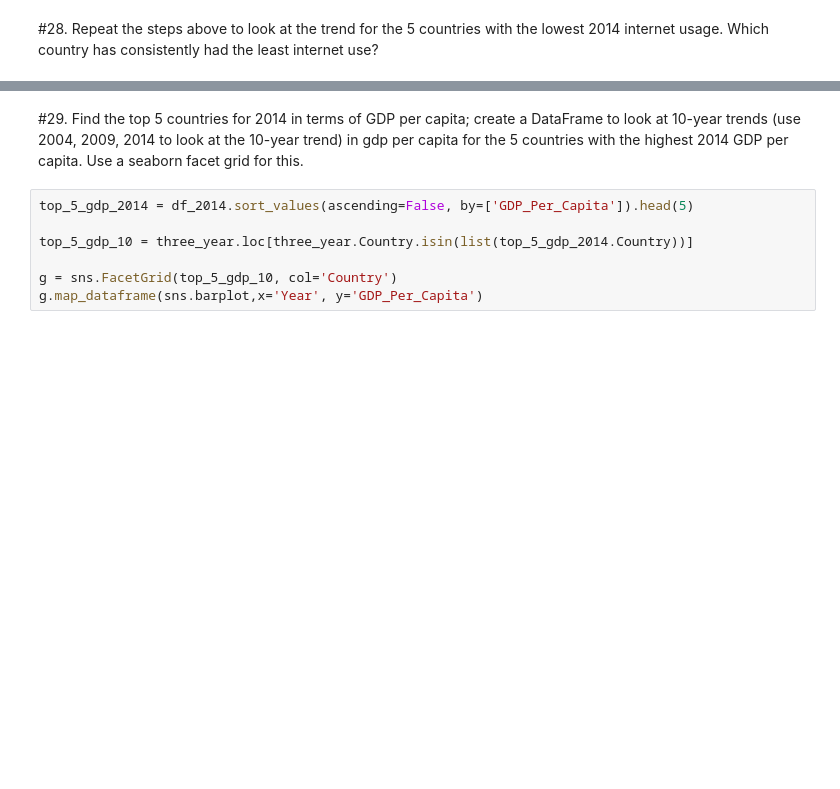
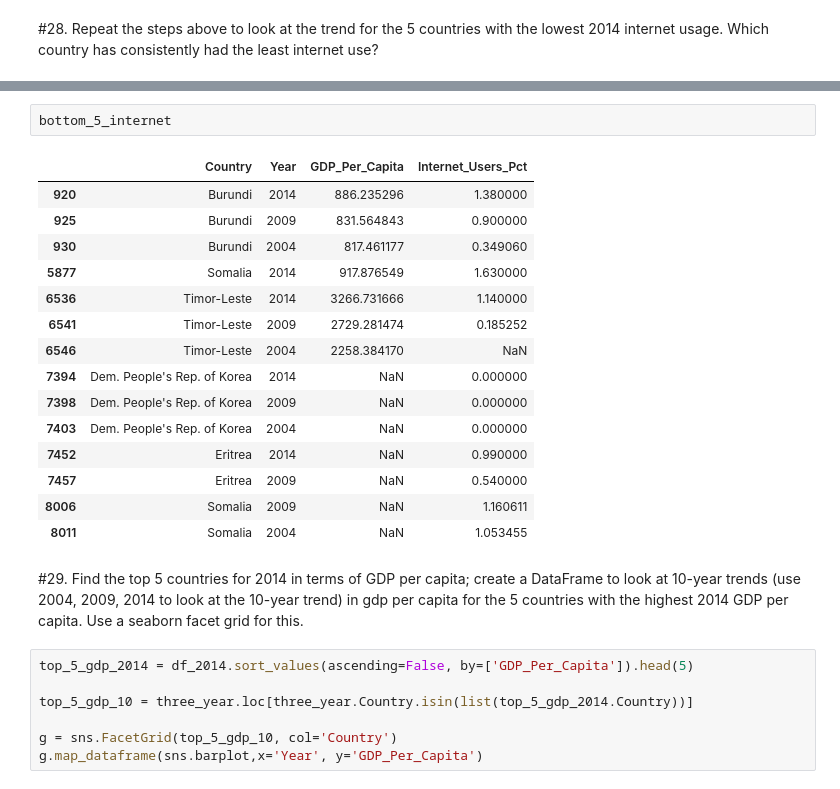
Before and after one commit to NSS-Full-Time-Data-Analytics-8/un_project-officialbubies, a Jupyter notebook: Notebooks/project1_un_data.ipynb, the cells around one changed output, grey strips where cells are left out. Drawn from its saved outputs; the diff is of its cells as text; blank space fills up the shorter version.

```diff
--- a/Notebooks/project1_un_data.ipynb
+++ b/Notebooks/project1_un_data.ipynb
@@ -209,3 +399,21 @@ g.map_dataframe(sns.barplot,x='Year', y='Internet_Users_Pct')
+# %%
+bottom_5_internet
+# %% [output]
+|  | Country | Year | GDP_Per_Capita | Internet_Users_Pct |
+| 920 | Burundi | 2014 | 886.235296 | 1.380000 |
+| 925 | Burundi | 2009 | 831.564843 | 0.900000 |
+| 930 | Burundi | 2004 | 817.461177 | 0.349060 |
+| 5877 | Somalia | 2014 | 917.876549 | 1.630000 |
+| 6536 | Timor-Leste | 2014 | 3266.731666 | 1.140000 |
+| 6541 | Timor-Leste | 2009 | 2729.281474 | 0.185252 |
+| 6546 | Timor-Leste | 2004 | 2258.384170 | NaN |
+| 7394 | Dem. People's Rep. of Korea | 2014 | NaN | 0.000000 |
+| 7398 | Dem. People's Rep. of Korea | 2009 | NaN | 0.000000 |
+| 7403 | Dem. People's Rep. of Korea | 2004 | NaN | 0.000000 |
+| 7452 | Eritrea | 2014 | NaN | 0.990000 |
+| 7457 | Eritrea | 2009 | NaN | 0.540000 |
+| 8006 | Somalia | 2009 | NaN | 1.160611 |
+| 8011 | Somalia | 2004 | NaN | 1.053455 |
 # %% [markdown]
 #29. Find the top 5 countries for 2014 in terms of GDP per capita; create a DataFrame to look at 10-year trends (use 2004, 2009, 2014 to look at the 10-year trend) in gdp per capita for the 5 countries with the highest 2014 GDP per capita. Use a seaborn facet grid for this.
 # %%
```
Also changed, not shown: parts of 44 cells of this notebook.
